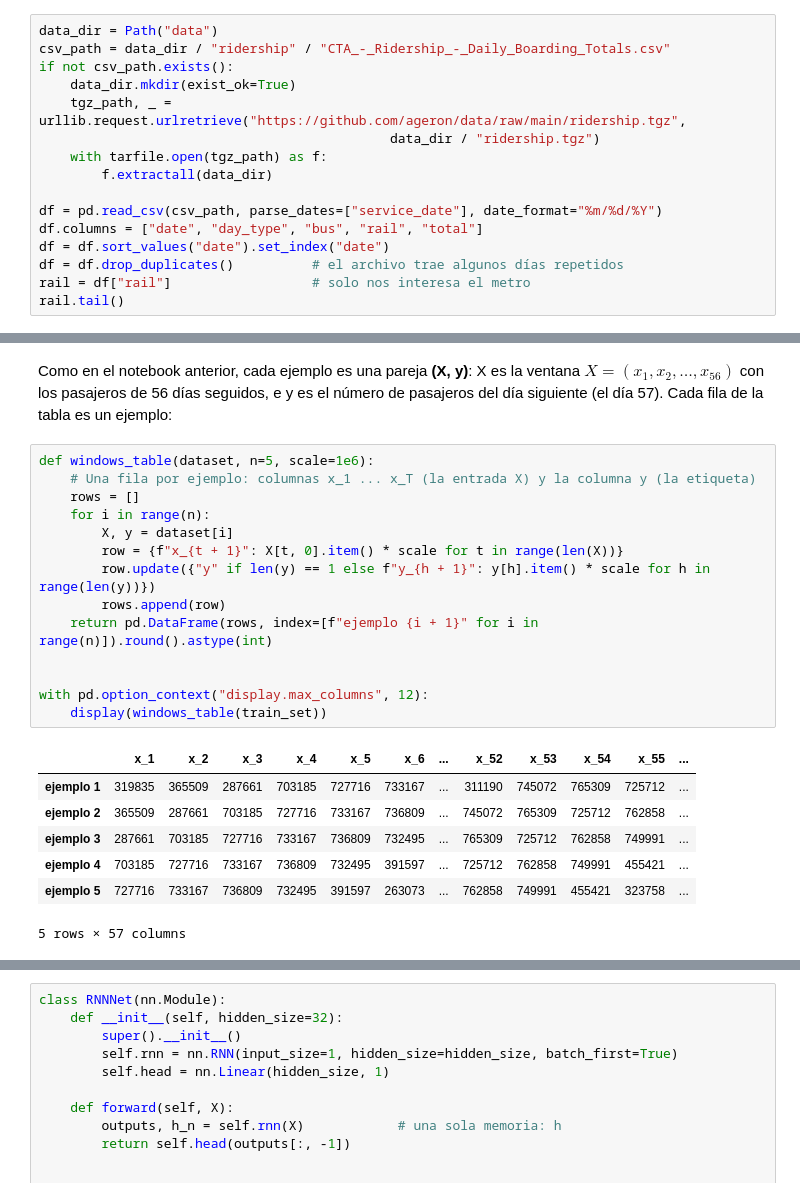
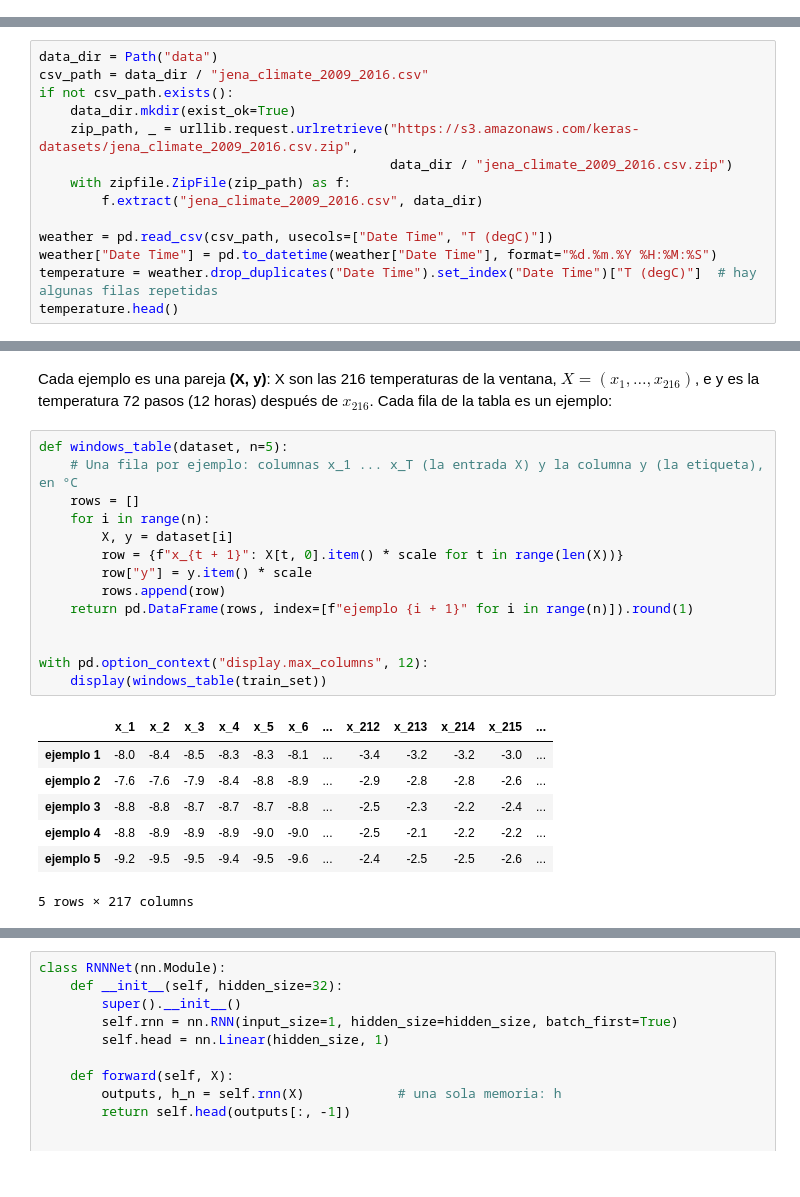
Before and after one commit to omarcastano/deeplearning-javeriana-site, a Jupyter notebook: modulo_2/unidad_2/3_experiencia/nueva/3_Script1b_M2_U2_lstm_gru_pytorch.ipynb, the cells around one changed output, grey strips where cells are left out. Drawn from its saved outputs; the diff is of its cells as text.

```diff
--- a/modulo_2/unidad_2/3_experiencia/nueva/3_Script1b_M2_U2_lstm_gru_pytorch.ipynb
+++ b/modulo_2/unidad_2/3_experiencia/nueva/3_Script1b_M2_U2_lstm_gru_pytorch.ipynb
@@ -27,19 +32,3 @@ device = "cuda" if torch.cuda.is_available() else "cpu"
 print("Dispositivo:", device)
 # %% [output]
 Dispositivo: cuda
-# %%
-data_dir = Path("data")
-csv_path = data_dir / "ridership" / "CTA_-_Ridership_-_Daily_Boarding_Totals.csv"
-if not csv_path.exists():
-    data_dir.mkdir(exist_ok=True)
-    tgz_path, _ = urllib.request.urlretrieve("https://github.com/ageron/data/raw/main/ridership.tgz",
-                                             data_dir / "ridership.tgz")
-    with tarfile.open(tgz_path) as f:
-        f.extractall(data_dir)
-
-df = pd.read_csv(csv_path, parse_dates=["service_date"], date_format="%m/%d/%Y")
-df.columns = ["date", "day_type", "bus", "rail", "total"]
-df = df.sort_values("date").set_index("date")
-df = df.drop_duplicates()          # el archivo trae algunos días repetidos
-rail = df["rail"]                  # solo nos interesa el metro
-rail.tail()
@@ -53,0 +37,14 @@ Name: rail, dtype: int64
+# %%
+data_dir = Path("data")
+csv_path = data_dir / "jena_climate_2009_2016.csv"
+if not csv_path.exists():
+    data_dir.mkdir(exist_ok=True)
+    zip_path, _ = urllib.request.urlretrieve("https://s3.amazonaws.com/keras-datasets/jena_climate_2009_2016.csv.zip",
+                                             data_dir / "jena_climate_2009_2016.csv.zip")
+    with zipfile.ZipFile(zip_path) as f:
+        f.extract("jena_climate_2009_2016.csv", data_dir)
+
+weather = pd.read_csv(csv_path, usecols=["Date Time", "T (degC)"])
+weather["Date Time"] = pd.to_datetime(weather["Date Time"], format="%d.%m.%Y %H:%M:%S")
+temperature = weather.drop_duplicates("Date Time").set_index("Date Time")["T (degC)"]  # hay algunas filas repetidas
+temperature.head()
@@ -90,24 +115,24 @@ Entrada: (32, 56, 1)  Etiqueta: (32, 1)
 # %% [markdown]
-Como en el notebook anterior, cada ejemplo es una pareja **(X, y)**: X es la ventana $X = (x_1, x_2, \dots, x_{56})$ con los pasajeros de 56 días seguidos, e y es el número de pasajeros del día siguiente (el día 57). Cada fila de la tabla es un ejemplo:
+Cada ejemplo es una pareja **(X, y)**: X son las 216 temperaturas de la ventana, $X = (x_1, \dots, x_{216})$, e y es la temperatura 72 pasos (12 horas) después de $x_{216}$. Cada fila de la tabla es un ejemplo:
 # %%
-def windows_table(dataset, n=5, scale=1e6):
-    # Una fila por ejemplo: columnas x_1 ... x_T (la entrada X) y la columna y (la etiqueta)
+def windows_table(dataset, n=5):
+    # Una fila por ejemplo: columnas x_1 ... x_T (la entrada X) y la columna y (la etiqueta), en °C
     rows = []
     for i in range(n):
         X, y = dataset[i]
         row = {f"x_{t + 1}": X[t, 0].item() * scale for t in range(len(X))}
-        row.update({"y" if len(y) == 1 else f"y_{h + 1}": y[h].item() * scale for h in range(len(y))})
+        row["y"] = y.item() * scale
         rows.append(row)
-    return pd.DataFrame(rows, index=[f"ejemplo {i + 1}" for i in range(n)]).round().astype(int)
+    return pd.DataFrame(rows, index=[f"ejemplo {i + 1}" for i in range(n)]).round(1)
 
 
 with pd.option_context("display.max_columns", 12):
     display(windows_table(train_set))
 # %% [output]
-|  | x_1 | x_2 | x_3 | x_4 | x_5 | x_6 | ... | x_52 | x_53 | x_54 | x_55 | ... |
-| ejemplo 1 | 319835 | 365509 | 287661 | 703185 | 727716 | 733167 | ... | 311190 | 745072 | 765309 | 725712 | ... |
-| ejemplo 2 | 365509 | 287661 | 703185 | 727716 | 733167 | 736809 | ... | 745072 | 765309 | 725712 | 762858 | ... |
-| ejemplo 3 | 287661 | 703185 | 727716 | 733167 | 736809 | 732495 | ... | 765309 | 725712 | 762858 | 749991 | ... |
-| ejemplo 4 | 703185 | 727716 | 733167 | 736809 | 732495 | 391597 | ... | 725712 | 762858 | 749991 | 455421 | ... |
-| ejemplo 5 | 727716 | 733167 | 736809 | 732495 | 391597 | 263073 | ... | 762858 | 749991 | 455421 | 323758 | ... |
+|  | x_1 | x_2 | x_3 | x_4 | x_5 | x_6 | ... | x_212 | x_213 | x_214 | x_215 | ... |
+| ejemplo 1 | -8.0 | -8.4 | -8.5 | -8.3 | -8.3 | -8.1 | ... | -3.4 | -3.2 | -3.2 | -3.0 | ... |
+| ejemplo 2 | -7.6 | -7.6 | -7.9 | -8.4 | -8.8 | -8.9 | ... | -2.9 | -2.8 | -2.8 | -2.6 | ... |
+| ejemplo 3 | -8.8 | -8.8 | -8.7 | -8.7 | -8.7 | -8.8 | ... | -2.5 | -2.3 | -2.2 | -2.4 | ... |
+| ejemplo 4 | -8.8 | -8.9 | -8.9 | -8.9 | -9.0 | -9.0 | ... | -2.5 | -2.1 | -2.2 | -2.2 | ... |
+| ejemplo 5 | -9.2 | -9.5 | -9.5 | -9.4 | -9.5 | -9.6 | ... | -2.4 | -2.5 | -2.5 | -2.6 | ... |
-5 rows × 57 columns
+5 rows × 217 columns
```
Also changed, not shown: parts of 32 cells of this notebook, 3 other files.
